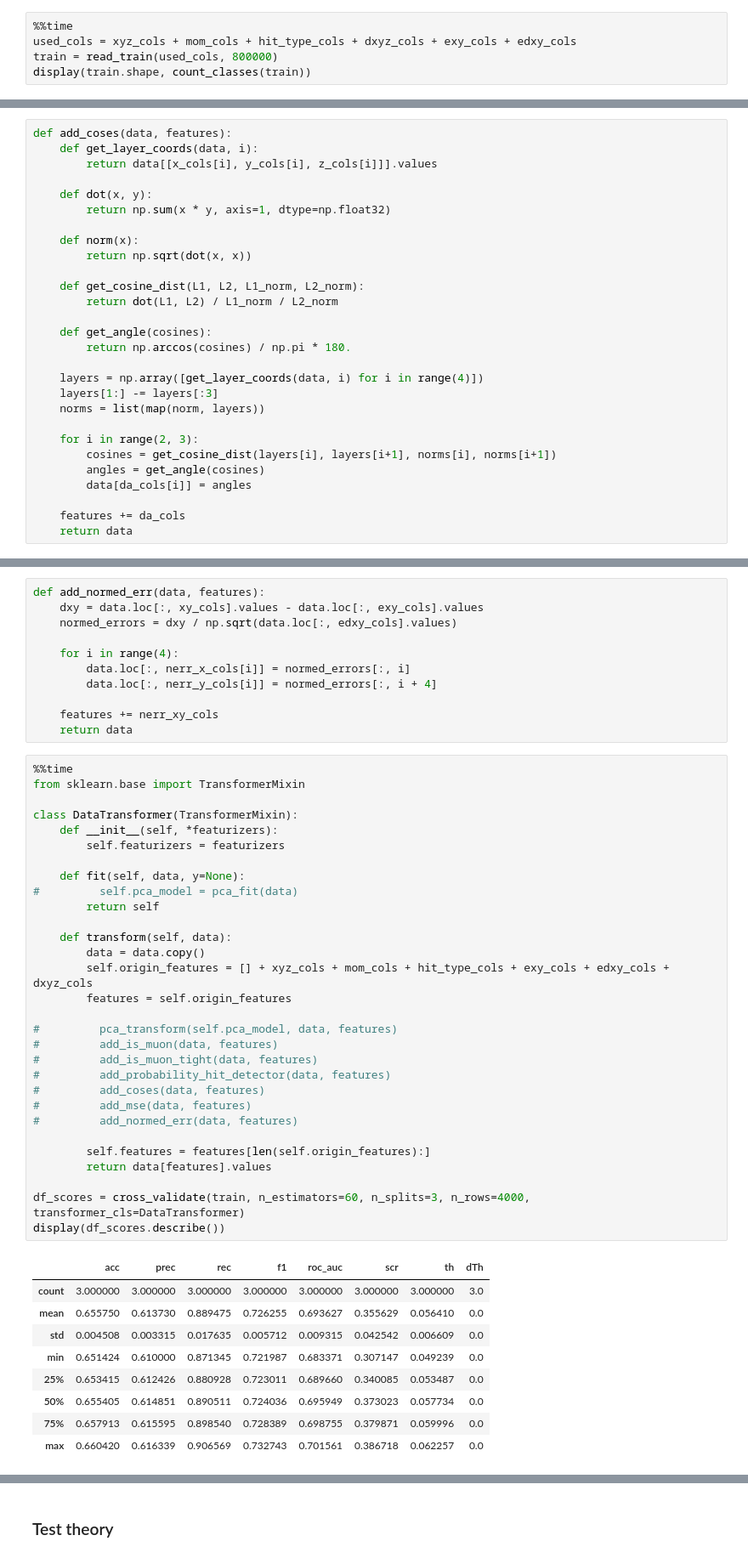
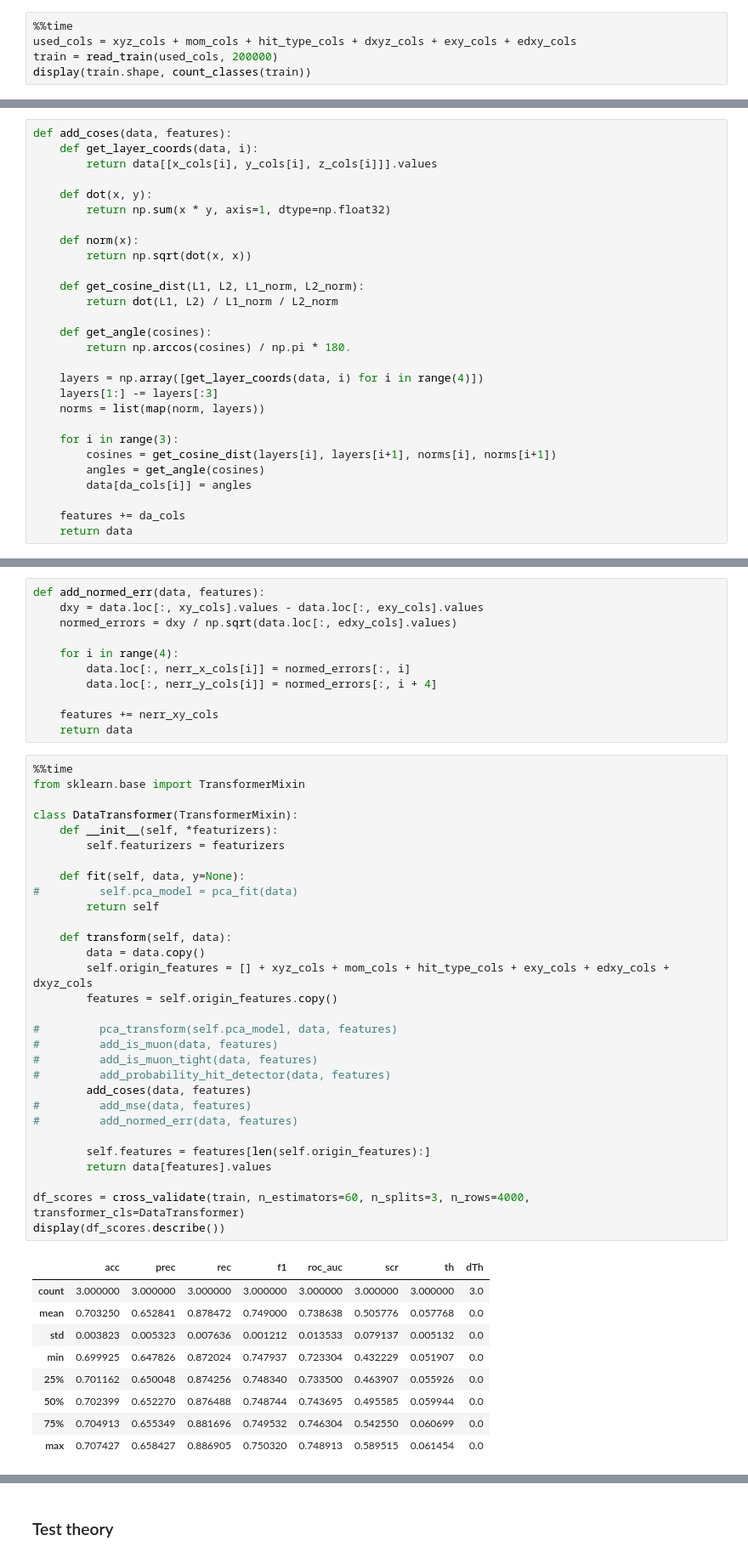
Before and after one commit to almaslov/idao2019, a Jupyter notebook: 07_io_conversions.ipynb, the cells around one changed output, grey strips where cells are left out. Shown at 85% size. Cells and saved outputs as stored; diff of their text form.

```diff
--- a/07_io_conversions.ipynb
+++ b/07_io_conversions.ipynb
@@ -51,6 +51,6 @@ err_cols = ['ErrMSE', 'Chi2Quantile']
 # %%
 %%time
 used_cols = xyz_cols + mom_cols + hit_type_cols + dxyz_cols + exy_cols + edxy_cols
-train = read_train(used_cols, 800000)
+train = read_train(used_cols, 200000)
 display(train.shape, count_classes(train))
 # %% [output]
@@ -86,7 +86,7 @@ def add_coses(data, features):
     layers[1:] -= layers[:3]
     norms = list(map(norm, layers))
 
-    for i in range(2, 3):
+    for i in range(3):
         cosines = get_cosine_dist(layers[i], layers[i+1], norms[i], norms[i+1])
         angles = get_angle(cosines)
         data[da_cols[i]] = angles
@@ -156,39 +156,39 @@ def add_normed_err(data, features):
 %%time
 from sklearn.base import TransformerMixin
 
 class DataTransformer(TransformerMixin):
     def __init__(self, *featurizers):
         self.featurizers = featurizers
 
     def fit(self, data, y=None):
 #         self.pca_model = pca_fit(data)
         return self
 
     def transform(self, data):
         data = data.copy()
         self.origin_features = [] + xyz_cols + mom_cols + hit_type_cols + exy_cols + edxy_cols + dxyz_cols
-        features = self.origin_features
+        features = self.origin_features.copy()
 
 #         pca_transform(self.pca_model, data, features)
 #         add_is_muon(data, features)
 #         add_is_muon_tight(data, features)
 #         add_probability_hit_detector(data, features)
-#         add_coses(data, features)
+        add_coses(data, features)
 #         add_mse(data, features)
 #         add_normed_err(data, features)
 
         self.features = features[len(self.origin_features):]
         return data[features].values
 
 df_scores = cross_validate(train, n_estimators=60, n_splits=3, n_rows=4000, transformer_cls=DataTransformer)
 display(df_scores.describe())
 # %% [output]
 |  | acc | prec | rec | f1 | roc_auc | scr | th | dTh |
 | count | 3.000000 | 3.000000 | 3.000000 | 3.000000 | 3.000000 | 3.000000 | 3.000000 | 3.0 |
-| mean | 0.655750 | 0.613730 | 0.889475 | 0.726255 | 0.693627 | 0.355629 | 0.056410 | 0.0 |
-| std | 0.004508 | 0.003315 | 0.017635 | 0.005712 | 0.009315 | 0.042542 | 0.006609 | 0.0 |
-| min | 0.651424 | 0.610000 | 0.871345 | 0.721987 | 0.683371 | 0.307147 | 0.049239 | 0.0 |
-| 25% | 0.653415 | 0.612426 | 0.880928 | 0.723011 | 0.689660 | 0.340085 | 0.053487 | 0.0 |
-| 50% | 0.655405 | 0.614851 | 0.890511 | 0.724036 | 0.695949 | 0.373023 | 0.057734 | 0.0 |
-| 75% | 0.657913 | 0.615595 | 0.898540 | 0.728389 | 0.698755 | 0.379871 | 0.059996 | 0.0 |
-| max | 0.660420 | 0.616339 | 0.906569 | 0.732743 | 0.701561 | 0.386718 | 0.062257 | 0.0 |
+| mean | 0.703250 | 0.652841 | 0.878472 | 0.749000 | 0.738638 | 0.505776 | 0.057768 | 0.0 |
+| std | 0.003823 | 0.005323 | 0.007636 | 0.001212 | 0.013533 | 0.079137 | 0.005132 | 0.0 |
+| min | 0.699925 | 0.647826 | 0.872024 | 0.747937 | 0.723304 | 0.432229 | 0.051907 | 0.0 |
+| 25% | 0.701162 | 0.650048 | 0.874256 | 0.748340 | 0.733500 | 0.463907 | 0.055926 | 0.0 |
+| 50% | 0.702399 | 0.652270 | 0.876488 | 0.748744 | 0.743695 | 0.495585 | 0.059944 | 0.0 |
+| 75% | 0.704913 | 0.655349 | 0.881696 | 0.749532 | 0.746304 | 0.542550 | 0.060699 | 0.0 |
+| max | 0.707427 | 0.658427 | 0.886905 | 0.750320 | 0.748913 | 0.589515 | 0.061454 | 0.0 |
```
Also changed, not shown: parts of 2 cells of this notebook, 2 other files.
